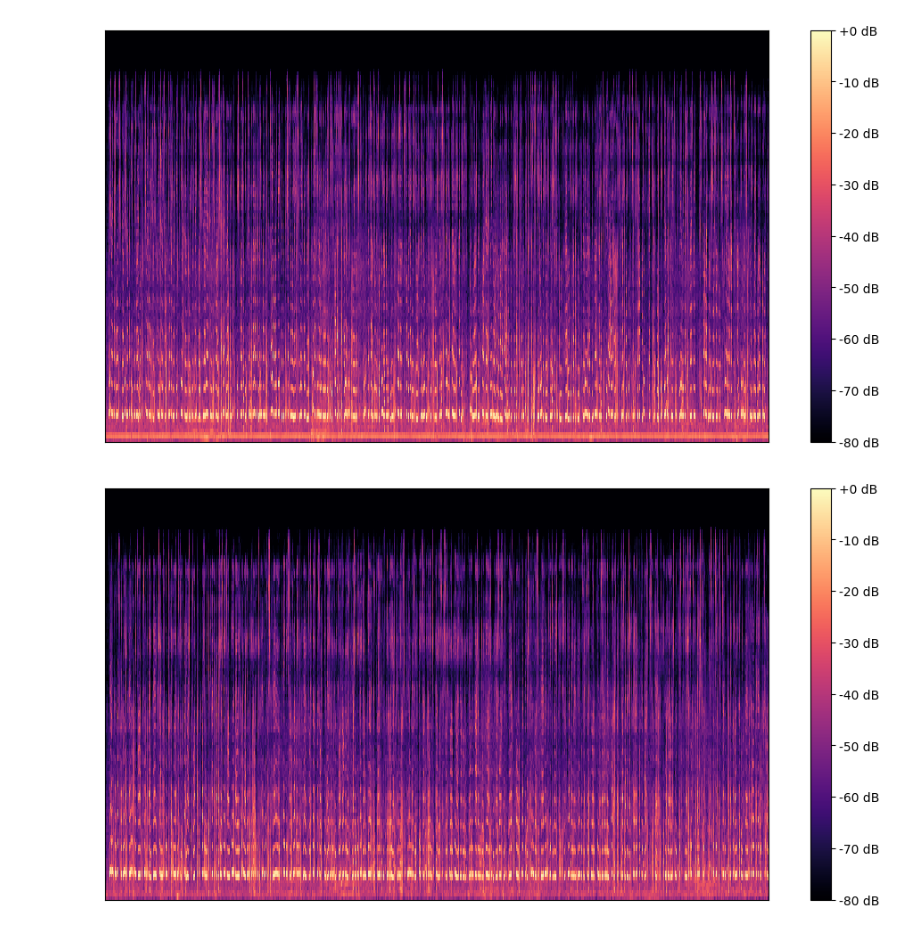
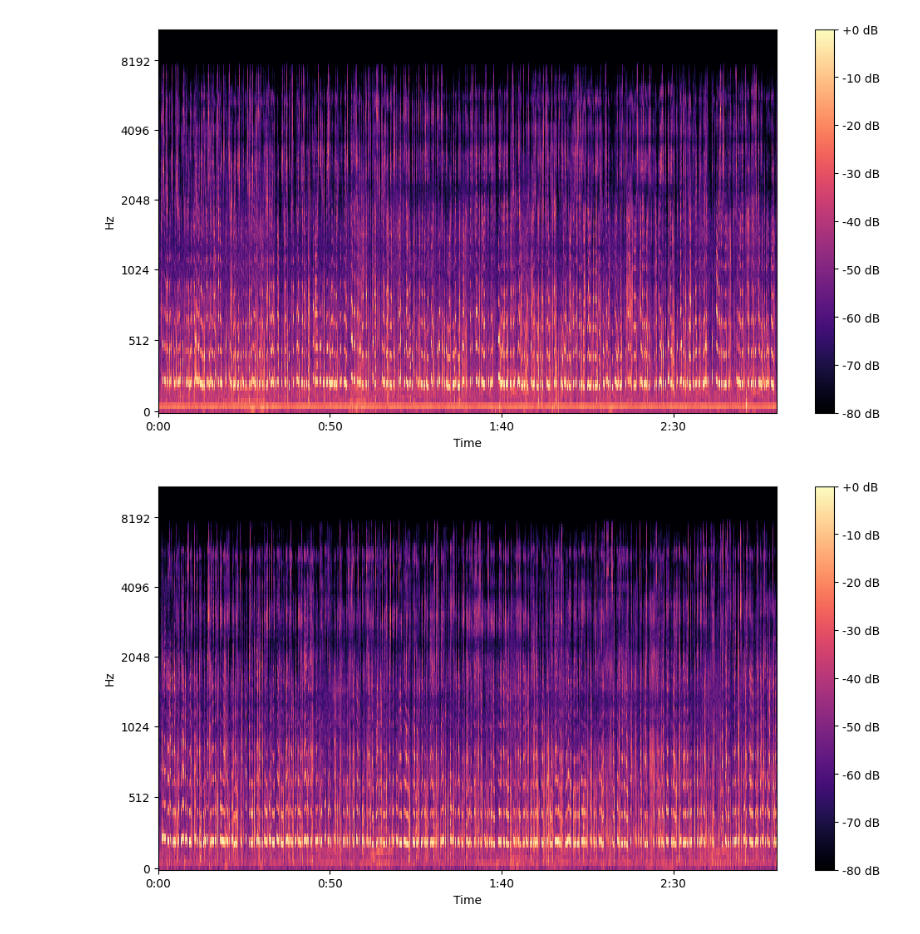
Before and after one commit to allenhung1218/Voice-Payment, a Jupyter notebook: our_own_dataset/Xin/ViewMelspectrogram.ipynb, the cells around one changed output. Drawn from its saved outputs; the diff is of its cells as text; code cells hidden in the pictures.

```diff
--- a/our_own_dataset/Xin/ViewMelspectrogram.ipynb
+++ b/our_own_dataset/Xin/ViewMelspectrogram.ipynb
@@ -12,7 +12,7 @@ def viewMelspectrogram():
         log_melspectrogram = librosa.power_to_db(melspectrogram, ref=np.max)
 
         plt.figure(figsize=(12, 6))
-        librosa.display.specshow(log_melspectrogram)
+        librosa.display.specshow(log_melspectrogram, x_axis='time', y_axis='mel')
         plt.colorbar(format='%+2.0f dB')
         plt.show()
 
@@ -22,2 +22,2 @@ viewMelspectrogram()
-[figure, old version]
+[figure, new version]
-[figure, old version]
+[figure, new version]
```
Also changed, not shown: parts of 1 cell of this notebook, 2 other files.
